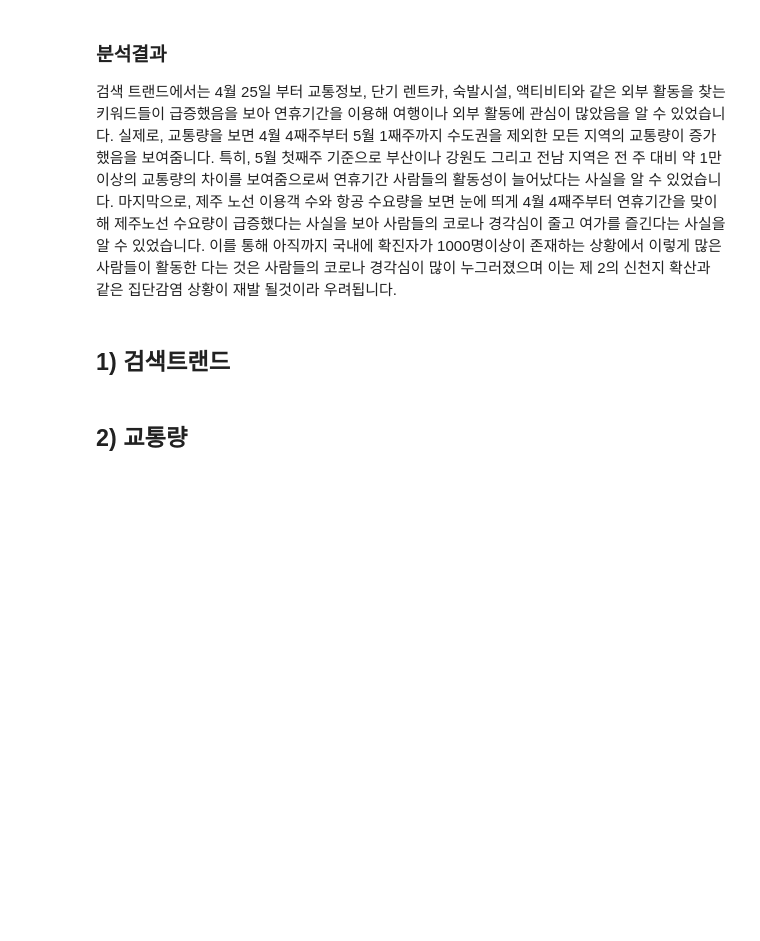
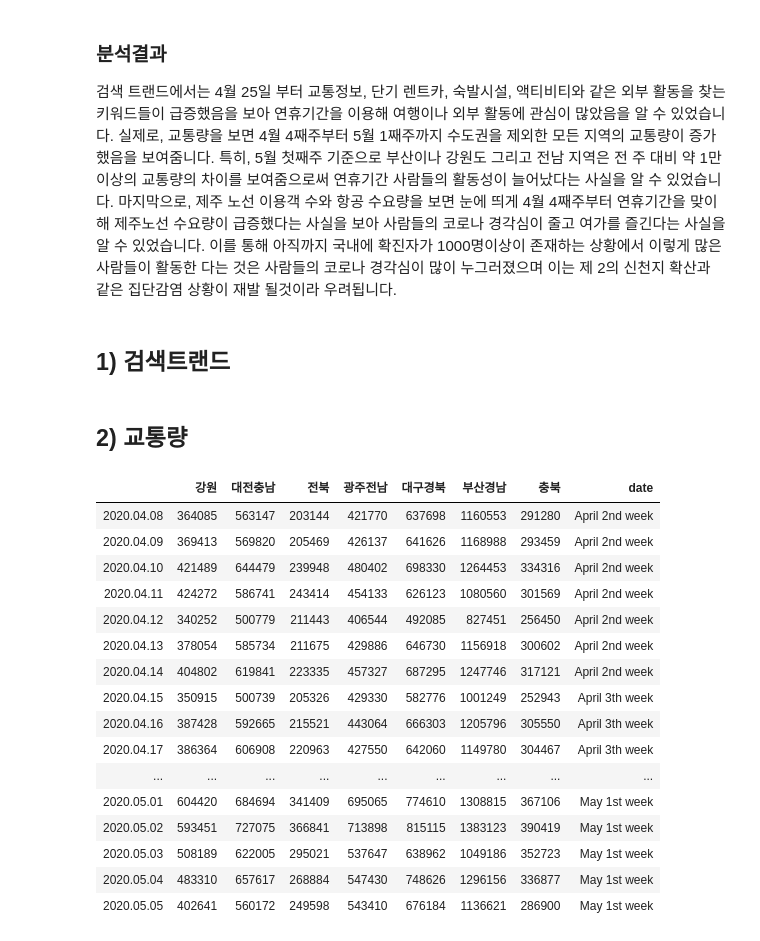
Before and after one commit to chan157/DACON_COVID, a Jupyter notebook: Submission_test_v4.ipynb, the cells around one changed output. Drawn from its saved outputs; the diff is of its cells as text; code cells hidden in the pictures; blank space fills up the shorter version.

```diff
--- a/Submission_test_v4.ipynb
+++ b/Submission_test_v4.ipynb
@@ -1935,4 +1936,38 @@ fig.update_layout(title='<b>신천지 확진 이후 3일</b>',
 naverSearchTrend = pd.read_csv('NaverSearchTrend.csv')
 # %% [markdown]
 ## 2)  교통량
+# %%
+#데이터 출처 표기
+traffic = pd.read_excel('주단위 교통량.xlsx', header = 0)
+traffic = traffic.T
+traffic = traffic.iloc[5:,[5,8,11,14,17,20,23]]
+traffic = traffic[::-1]
+traffic.columns = ['강원','대전충남','전북','광주전남','대구경북','부산경남','충북']
+
+condition = [(traffic.index == '2020.04.08')|(traffic.index == '2020.04.09')|(traffic.index == '2020.04.10')|(traffic.index == '2020.04.11')|(traffic.index == '2020.04.12')|(traffic.index == '2020.04.13')|(traffic.index == '2020.04.14'),
+             (traffic.index == '2020.04.15')|(traffic.index == '2020.04.16')|(traffic.index == '2020.04.17')|(traffic.index == '2020.04.18')|(traffic.index == '2020.04.19')|(traffic.index == '2020.04.20')|(traffic.index == '2020.04.21'),
+             (traffic.index == '2020.04.22')|(traffic.index == '2020.04.23')|(traffic.index == '2020.04.24')|(traffic.index == '2020.04.25')|(traffic.index == '2020.04.26')|(traffic.index == '2020.04.27')|(traffic.index == '2020.04.28'),
+             (traffic.index == '2020.04.29')|(traffic.index == '2020.04.30')|(traffic.index == '2020.05.01')|(traffic.index == '2020.05.02')|(traffic.index == '2020.05.03')|(traffic.index == '2020.05.04')|(traffic.index == '2020.05.05')]
+
+choices = choices = ['April 2nd week', 'April 3th week', 'April 4th week', 'May 1st week']
+traffic["date"] = np.select(condition, choices, default=np.nan)
+traffic
+# %% [output]
+|  | 강원 | 대전충남 | 전북 | 광주전남 | 대구경북 | 부산경남 | 충북 | date |
+| 2020.04.08 | 364085 | 563147 | 203144 | 421770 | 637698 | 1160553 | 291280 | April 2nd week |
+| 2020.04.09 | 369413 | 569820 | 205469 | 426137 | 641626 | 1168988 | 293459 | April 2nd week |
+| 2020.04.10 | 421489 | 644479 | 239948 | 480402 | 698330 | 1264453 | 334316 | April 2nd week |
+| 2020.04.11 | 424272 | 586741 | 243414 | 454133 | 626123 | 1080560 | 301569 | April 2nd week |
+| 2020.04.12 | 340252 | 500779 | 211443 | 406544 | 492085 | 827451 | 256450 | April 2nd week |
+| 2020.04.13 | 378054 | 585734 | 211675 | 429886 | 646730 | 1156918 | 300602 | April 2nd week |
+| 2020.04.14 | 404802 | 619841 | 223335 | 457327 | 687295 | 1247746 | 317121 | April 2nd week |
+| 2020.04.15 | 350915 | 500739 | 205326 | 429330 | 582776 | 1001249 | 252943 | April 3th week |
+| 2020.04.16 | 387428 | 592665 | 215521 | 443064 | 666303 | 1205796 | 305550 | April 3th week |
+| 2020.04.17 | 386364 | 606908 | 220963 | 427550 | 642060 | 1149780 | 304467 | April 3th week |
+| ... | ... | ... | ... | ... | ... | ... | ... | ... |
+| 2020.05.01 | 604420 | 684694 | 341409 | 695065 | 774610 | 1308815 | 367106 | May 1st week |
+| 2020.05.02 | 593451 | 727075 | 366841 | 713898 | 815115 | 1383123 | 390419 | May 1st week |
+| 2020.05.03 | 508189 | 622005 | 295021 | 537647 | 638962 | 1049186 | 352723 | May 1st week |
+| 2020.05.04 | 483310 | 657617 | 268884 | 547430 | 748626 | 1296156 | 336877 | May 1st week |
+| 2020.05.05 | 402641 | 560172 | 249598 | 543410 | 676184 | 1136621 | 286900 | May 1st week |
 # %%
```
Also changed, not shown: parts of 7 cells of this notebook, 11 other files.
